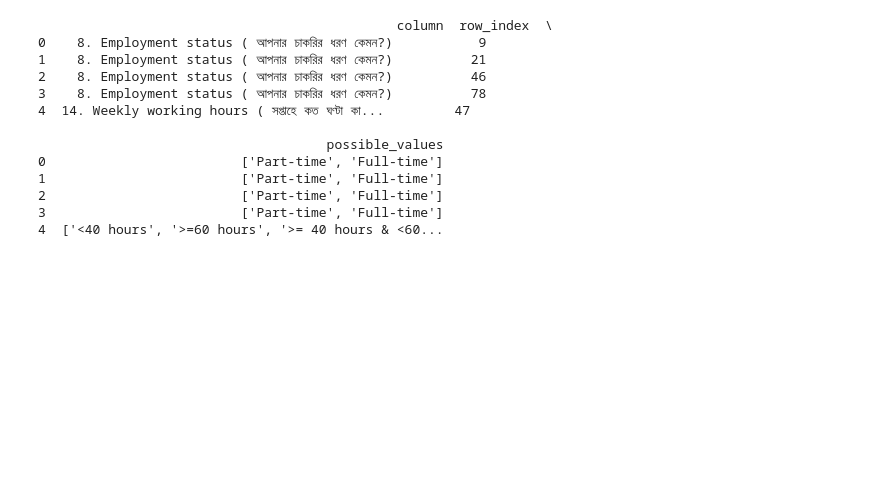
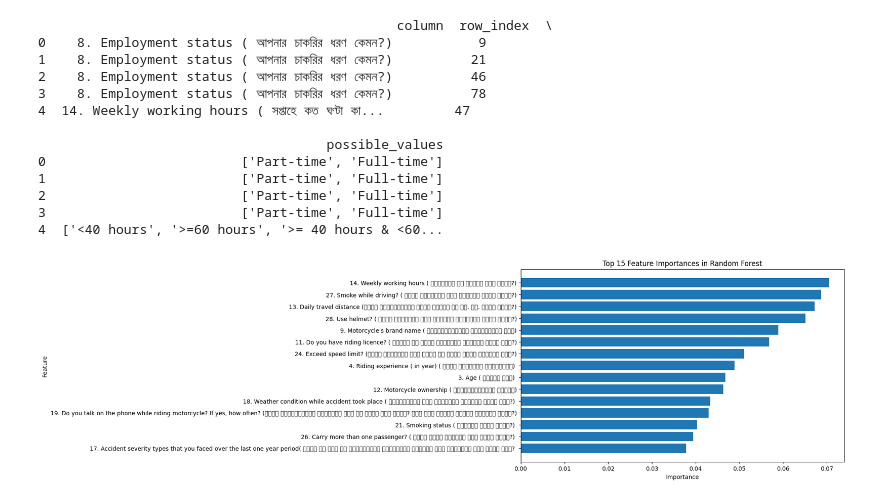
Before and after one commit to gillesstevens03-cloud/Scientific-programming, a Jupyter notebook: Supervised_motorbike_accident.ipynb, the cells around one changed output. Cells and saved outputs as stored; diff of their text form; code cells hidden in the pictures; blank space fills up the shorter version.

Commit message:
Feature importance and proximity matrix

```diff
--- a/Supervised_motorbike_accident.ipynb
+++ b/Supervised_motorbike_accident.ipynb
@@ -128,3 +128,22 @@ for i in range(50):
         'f1': f1
     })
     # Use jupyter to open results and view the validation of the model
+# %%
+# Feature importance
+
+importances = model.feature_importances_
+
+features = pd.DataFrame({
+    'Feature': x_train.columns,
+    'Importance': importances
+}).sort_values(by='Importance', ascending=False)
+
+plt.figure(figsize=(10,6))
+plt.barh(features['Feature'][:15], features['Importance'][:15])
+plt.gca().invert_yaxis()
+plt.xlabel('Importance')
+plt.ylabel('Feature')
+plt.title('Top 15 Feature Importances in Random Forest')
+plt.show()
+# %% [output]
+[figure, added]
```
Also changed, not shown: parts of 1 cell of this notebook.
